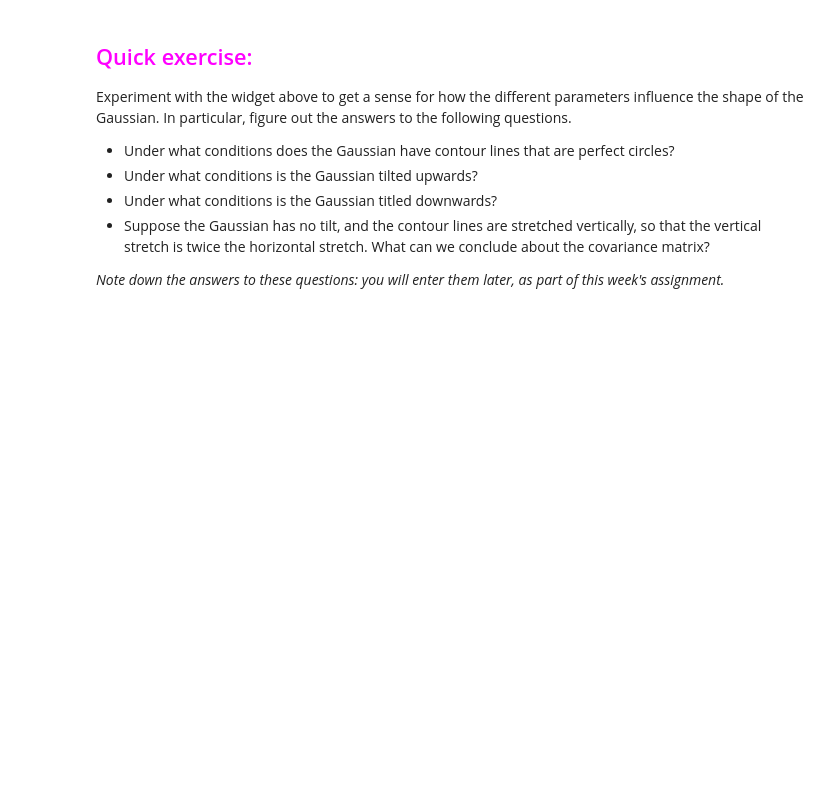
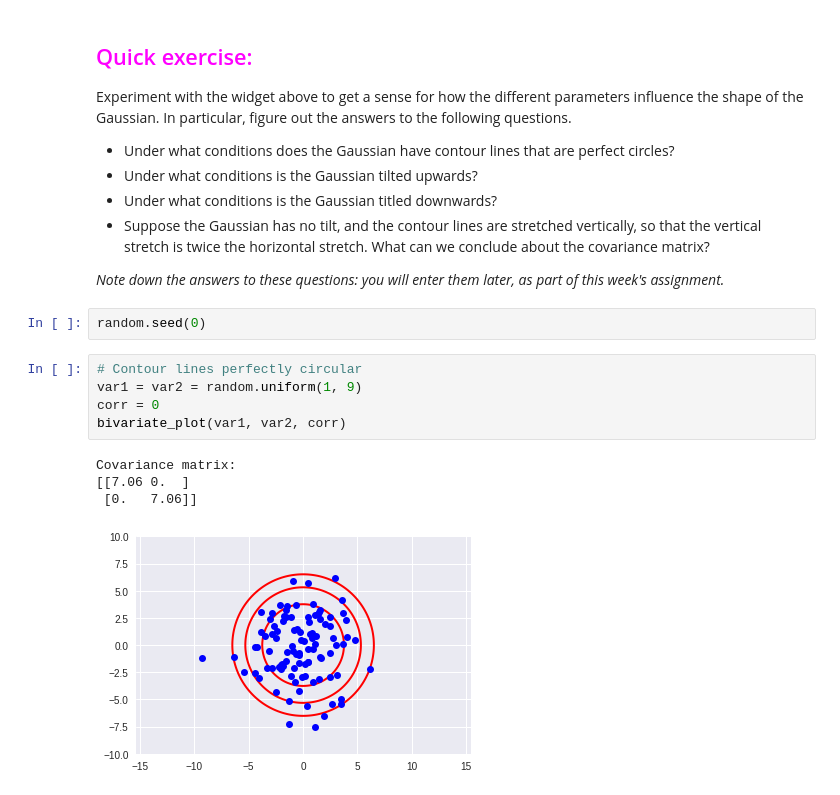
Before and after one commit to vinneenguyen/ucsdx-machine-learning-fundamentals, a Jupyter notebook: Week 02 Generative Modeling I/bivariate-gaussian/Bivariate_Gaussian.ipynb, the cells around one changed output. Drawn from its saved outputs; the diff is of its cells as text; blank space fills up the shorter version.

```diff
--- a/Week 02 Generative Modeling I/bivariate-gaussian/Bivariate_Gaussian.ipynb
+++ b/Week 02 Generative Modeling I/bivariate-gaussian/Bivariate_Gaussian.ipynb
@@ -125,3 +143,15 @@ Experiment with the widget above to get a sense for how the different parameters
 * Suppose the Gaussian has no tilt, and the contour lines are stretched vertically, so that the vertical stretch is twice the horizontal stretch. What can we conclude about the covariance matrix?
 
 *Note down the answers to these questions: you will enter them later, as part of this week's assignment.*
+# %%
+random.seed(0)
+# %%
+# Contour lines perfectly circular
+var1 = var2 = random.uniform(1, 9)
+corr = 0
+bivariate_plot(var1, var2, corr)
+# %% [output]
+Covariance matrix:
+[[7.06 0.  ]
+ [0.   7.06]]
+[figure, added]
```
Also changed, not shown: parts of 6 cells of this notebook.
